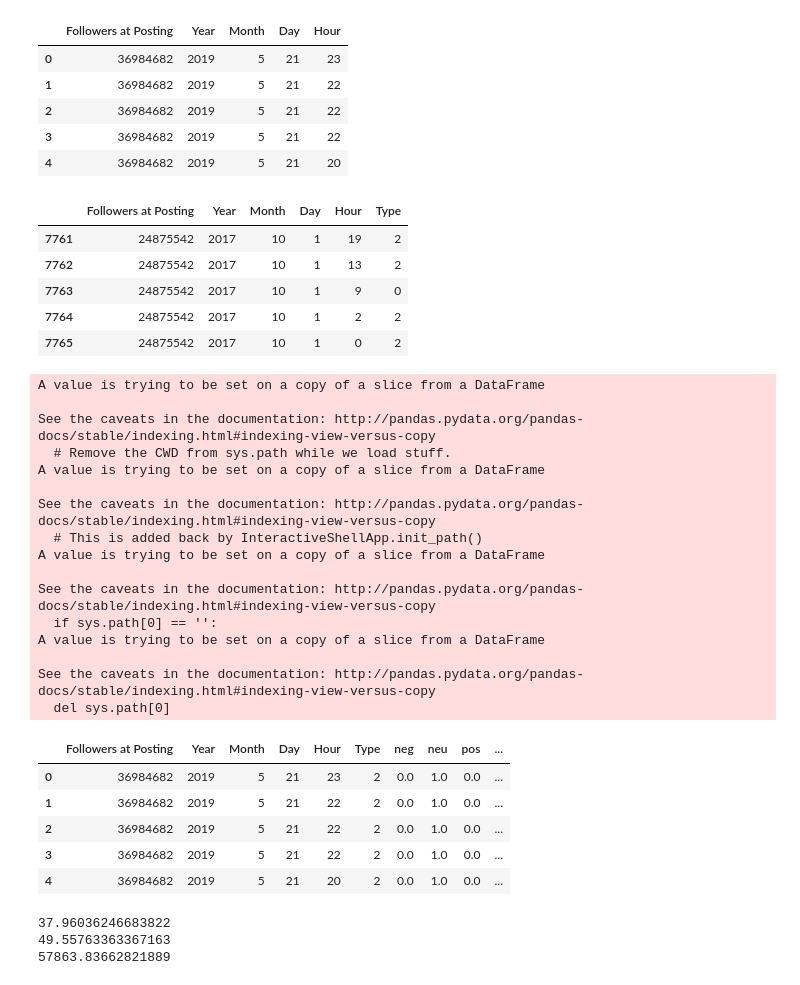
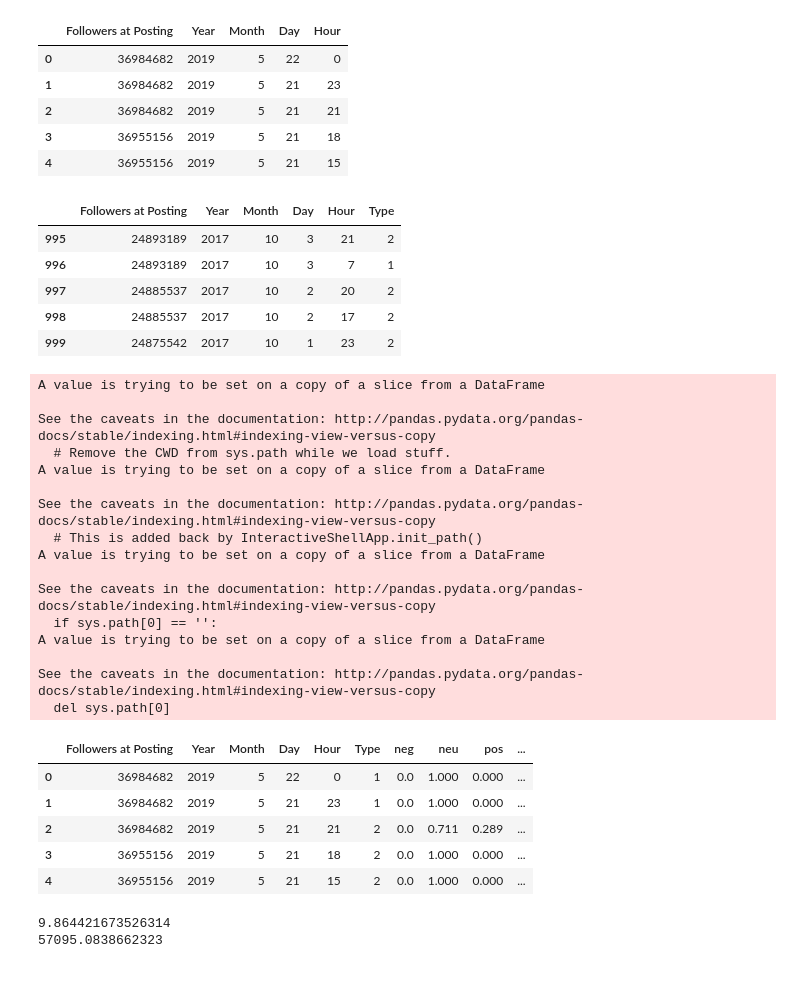
Before and after one commit to jed326/NBAHackathon2019, a Jupyter notebook: Business Analytics/Business Analytics.ipynb, the cells around one changed output. Saved outputs shown, nothing was run; the diff lists cells and outputs as text; code cells hidden in the pictures.

```diff
--- a/Business Analytics/Business Analytics.ipynb
+++ b/Business Analytics/Business Analytics.ipynb
@@ -2,17 +2,13 @@
 # Encode the CSV as utf-8 for python
 import csv
 
-path =  './training_set.csv'
+path =  './holdout_set.csv'
 
-with open(path, 'r', encoding='utf-8', errors='ignore') as infile, open('training_set_encoded.csv', 'w') as outfile:
+with open(path, 'r', encoding='utf-8', errors='ignore') as infile, open('holdout_set_encoded.csv', 'w') as outfile:
      inputs = csv.reader(infile)
      output = csv.writer(outfile)
 
      for index, row in enumerate(inputs):
-#          # Create file with no header
-#          if index == 0:
-#              continue
-#          print(row)
          output.writerow(row)
 # %%
 import pandas as pd
@@ -32,5 +36,5 @@ os.environ['KMP_DUPLICATE_LIB_OK']='True'
 # %%
-train_df = pd.read_csv('./training_set_encoded.csv')
+train_df = pd.read_csv('./holdout_set_encoded.csv')
 train_df.head()
 # %% [output]
 |  | Engagements | Followers at Posting | Created | Type | Description |
@@ -70,11 +90,11 @@ for r in range(dates.values.size):
 X.head()
 # %% [output]
 |  | Followers at Posting | Year | Month | Day | Hour |
-| 0 | 36984682 | 2019 | 5 | 21 | 23 |
-| 1 | 36984682 | 2019 | 5 | 21 | 22 |
-| 2 | 36984682 | 2019 | 5 | 21 | 22 |
-| 3 | 36984682 | 2019 | 5 | 21 | 22 |
-| 4 | 36984682 | 2019 | 5 | 21 | 20 |
+| 0 | 36984682 | 2019 | 5 | 22 | 0 |
+| 1 | 36984682 | 2019 | 5 | 21 | 23 |
+| 2 | 36984682 | 2019 | 5 | 21 | 21 |
+| 3 | 36955156 | 2019 | 5 | 21 | 18 |
+| 4 | 36955156 | 2019 | 5 | 21 | 15 |
 # %%
 Media_Type = train_df[['Type']]
 
@@ -88,11 +108,11 @@ X['Type'] = Media_Type
 X.tail()
 # %% [output]
 |  | Followers at Posting | Year | Month | Day | Hour | Type |
-| 7761 | 24875542 | 2017 | 10 | 1 | 19 | 2 |
-| 7762 | 24875542 | 2017 | 10 | 1 | 13 | 2 |
-| 7763 | 24875542 | 2017 | 10 | 1 | 9 | 0 |
-| 7764 | 24875542 | 2017 | 10 | 1 | 2 | 2 |
-| 7765 | 24875542 | 2017 | 10 | 1 | 0 | 2 |
+| 995 | 24893189 | 2017 | 10 | 3 | 21 | 2 |
+| 996 | 24893189 | 2017 | 10 | 3 | 7 | 1 |
+| 997 | 24885537 | 2017 | 10 | 2 | 20 | 2 |
+| 998 | 24885537 | 2017 | 10 | 2 | 17 | 2 |
+| 999 | 24875542 | 2017 | 10 | 1 | 23 | 2 |
 # %%
 rows = train_df.size
 X['neg'] = pd.DataFrame(0.0, index=range(rows), columns=range(1))
@@ -103,41 +123,41 @@ X['compound'] = pd.DataFrame(0.0, index=range(rows), columns=range(1))
 # Sentiment analysis on "Description" feature
 description = train_df[['Description']]
 
-analyser = vader.SentimentIntensityAnalyzer()
+analyser = SentimentIntensityAnalyzer()
 
 for r in range(description.values.size):
     row = description.values[r].tolist()
     if isinstance(row[0], str):
         snt = analyser.polarity_scores(row[0])
         X['neg'][r] = snt['neg']
         X['neu'][r] = snt['neu']
         X['pos'][r] = snt['pos']
         X['compound'][r] = snt['compound']
 
 X.head()
 # %% [output]
 A value is trying to be set on a copy of a slice from a DataFrame
 
 See the caveats in the documentation: http://pandas.pydata.org/pandas-docs/stable/indexing.html#indexing-view-versus-copy
   # Remove the CWD from sys.path while we load stuff.
 A value is trying to be set on a copy of a slice from a DataFrame
 
 See the caveats in the documentation: http://pandas.pydata.org/pandas-docs/stable/indexing.html#indexing-view-versus-copy
   # This is added back by InteractiveShellApp.init_path()
 A value is trying to be set on a copy of a slice from a DataFrame
 
 See the caveats in the documentation: http://pandas.pydata.org/pandas-docs/stable/indexing.html#indexing-view-versus-copy
   if sys.path[0] == '':
 A value is trying to be set on a copy of a slice from a DataFrame
 
 See the caveats in the documentation: http://pandas.pydata.org/pandas-docs/stable/indexing.html#indexing-view-versus-copy
   del sys.path[0]
 |  | Followers at Posting | Year | Month | Day | Hour | Type | neg | neu | pos | ... |
-| 0 | 36984682 | 2019 | 5 | 21 | 23 | 2 | 0.0 | 1.0 | 0.0 | ... |
-| 1 | 36984682 | 2019 | 5 | 21 | 22 | 2 | 0.0 | 1.0 | 0.0 | ... |
-| 2 | 36984682 | 2019 | 5 | 21 | 22 | 2 | 0.0 | 1.0 | 0.0 | ... |
-| 3 | 36984682 | 2019 | 5 | 21 | 22 | 2 | 0.0 | 1.0 | 0.0 | ... |
-| 4 | 36984682 | 2019 | 5 | 21 | 20 | 2 | 0.0 | 1.0 | 0.0 | ... |
+| 0 | 36984682 | 2019 | 5 | 22 | 0 | 1 | 0.0 | 1.000 | 0.000 | ... |
+| 1 | 36984682 | 2019 | 5 | 21 | 23 | 1 | 0.0 | 1.000 | 0.000 | ... |
+| 2 | 36984682 | 2019 | 5 | 21 | 21 | 2 | 0.0 | 0.711 | 0.289 | ... |
+| 3 | 36955156 | 2019 | 5 | 21 | 18 | 2 | 0.0 | 1.000 | 0.000 | ... |
+| 4 | 36955156 | 2019 | 5 | 21 | 15 | 2 | 0.0 | 1.000 | 0.000 | ... |
 # %%
 X_train, X_test, y_train, y_test = train_test_split(X, y ,test_size=train_sample_fraction, random_state=420)
 
@@ -161,13 +196,8 @@ def mean_absolute_percentage_error(y_true, y_pred):
 # %%
 MAPE = mean_absolute_percentage_error(y_test, y_pred)
 print(MAPE)
-MAPE_test = mean_absolute_percentage_error(y_test.head(), y_pred[:5])
-# print(y_test.head())
-# print(y_pred[:5])
-print(MAPE_test)
 MAE = mean_absolute_error(y_test, y_pred)
 print(MAE)
 # %% [output]
-37.96036246683822
-49.55763363367163
-57863.83662821889
+9.864421673526314
+57095.0838662323
```
Also changed, not shown: parts of 12 cells of this notebook, 2 other files.
